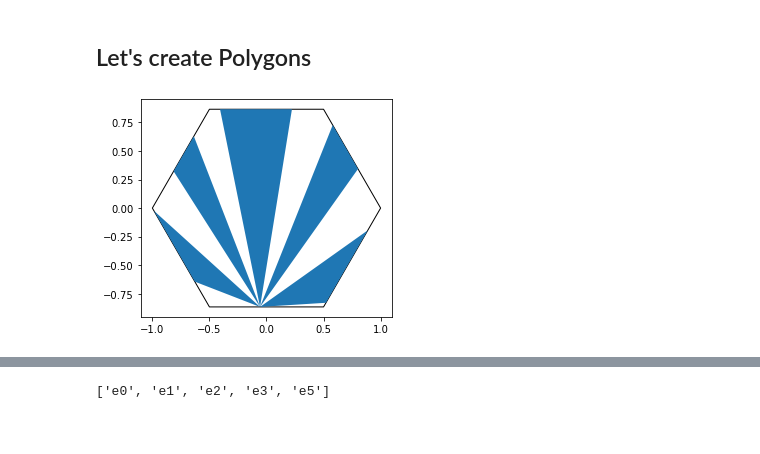
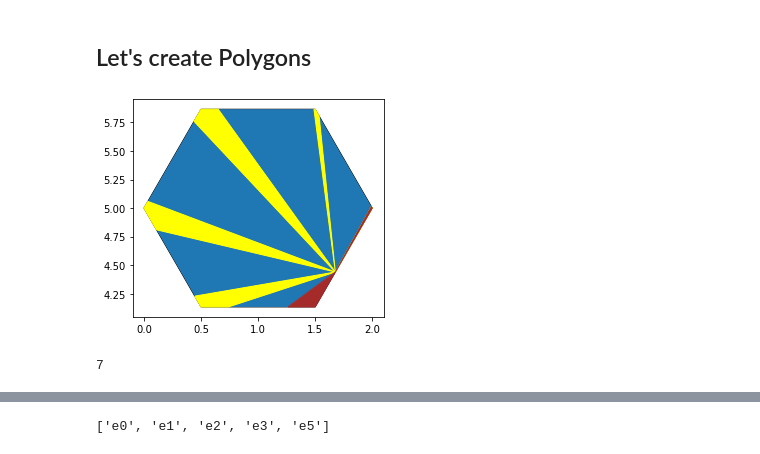
Before and after one commit to Ram-N/hexagons, a Jupyter notebook: 19.0_Example_Japanese_Fans.ipynb, the cells around one changed output, grey strips where cells are left out. Drawn from its saved outputs; the diff is of its cells as text; code cells hidden in the pictures.

```diff
--- a/19.0_Example_Japanese_Fans.ipynb
+++ b/19.0_Example_Japanese_Fans.ipynb
@@ -58,35 +75,44 @@ plt.axis('scaled');
 # %% [markdown]
 ## Let's create Polygons
 # %%
-debug=False
-h0 = Hex(0, 0, size=1)
-h0.render(fc='none', color='k')
+debug=True
+h = Hex(1, 5, size=1)
+h.render(fc='none', color='k')
 fan_base = 4
 cfam = RED_BROWNS
 col_index = 0
 
+fan_base=5
 
-fb = h0.point(pt_name='edge', index=fan_base, dist=np.random.uniform(0.3,0.7))[0]
+fb = h.point(pt_name='edge', index=fan_base, dist=np.random.uniform(0.3,0.7))[0]
 
-new_pts = []
+verts = h.get_verts()
+new_pts = {}
 for index in range(6):
-    if index!=fan_base:
-        p = h0.point(pt_name='edge', index=index, dist=np.random.uniform(0,0.4))[0]
-        q = h0.point(pt_name='edge', index=index, dist=np.random.uniform(0.6,1))[0]
-        if debug:
-            plt.plot(*p, 'ro')
-            plt.plot(*q, 'mo')
-        new_pts.extend([p, q])
+    p = h.point(pt_name='edge', index=index, dist=np.random.uniform(0,0.4))[0]
+    q = h.point(pt_name='edge', index=index, dist=np.random.uniform(0.6,1))[0]
+    new_pts[index] = (verts[index], p, q)
 
-#print(new_pts)
 
-for p in range(0, len(new_pts), 2):
-    #print(new_pts[p], new_pts[p+1])
-    pt_list= [new_pts[p], new_pts[p+1], fb]
-    h0.render_polygon(pt_list, include_center=False, ax=None)
+for ky in new_pts.keys():
+    if ky != fan_base:
+        pt_list= [new_pts[ky][1], new_pts[ky][2], fb]
+        h.render_polygon(pt_list, include_center=False, ax=None)
+        pt_list= [verts[ky], new_pts[ky][1], fb, new_pts[(ky-1)%6][2]]
+        h.render_polygon(pt_list, include_center=False, ax=None, color='yellow')
 
+base_col = 'brown'
+#prebase traingle...
+pt_list = [new_pts[(fan_base-1)%6][2], verts[fan_base], fb]
+h.render_polygon(pt_list, include_center=False, ax=None, color=base_col)
+pt_list = [new_pts[(fan_base+1)%6][1], verts[(fan_base+1)%6], fb]
+h.render_polygon(pt_list, include_center=False, ax=None, color=base_col)
 
 
 plt.axis('scaled');
 # %% [output]
-[figure, old version]
+[figure, new version]
+# %%
+6+1%6
+# %% [output]
+7
```
Also changed, not shown: parts of 11 cells of this notebook, 2 other files.
